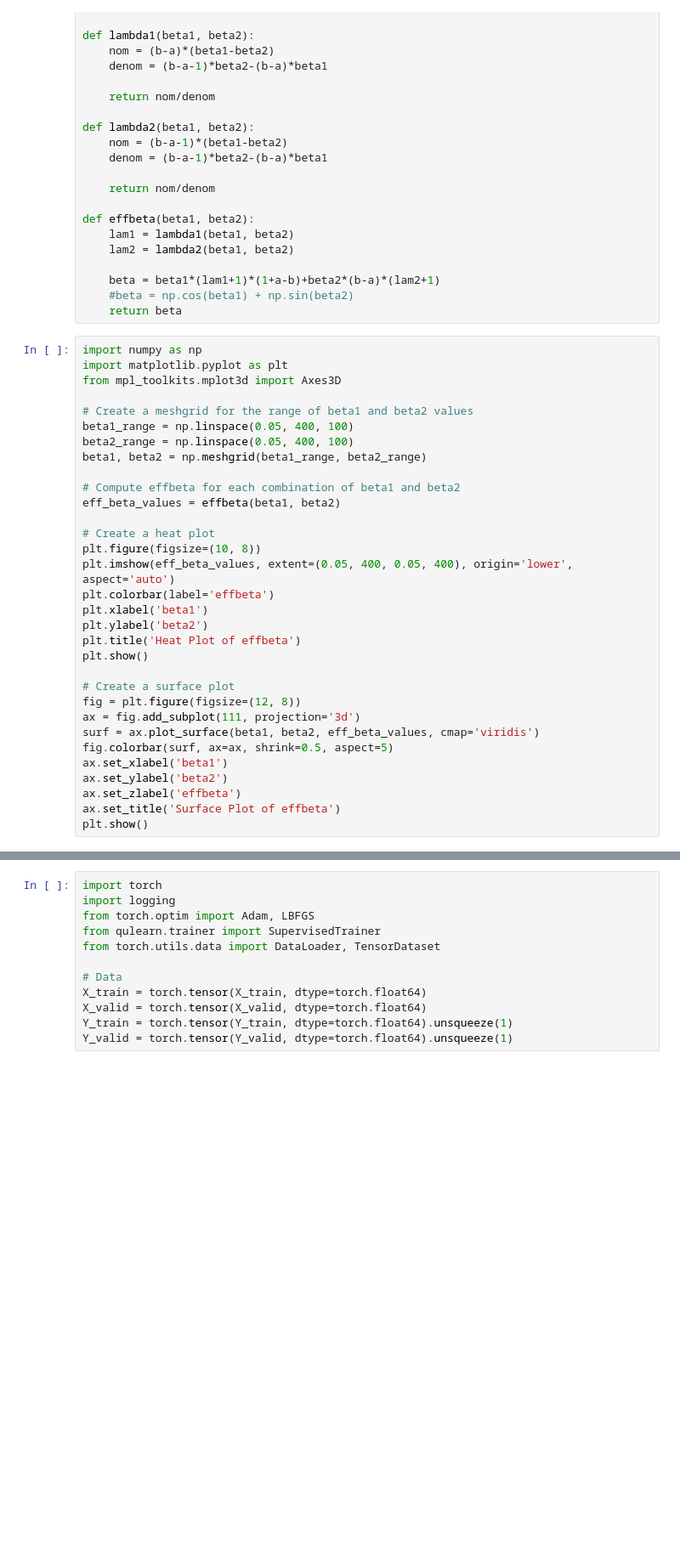
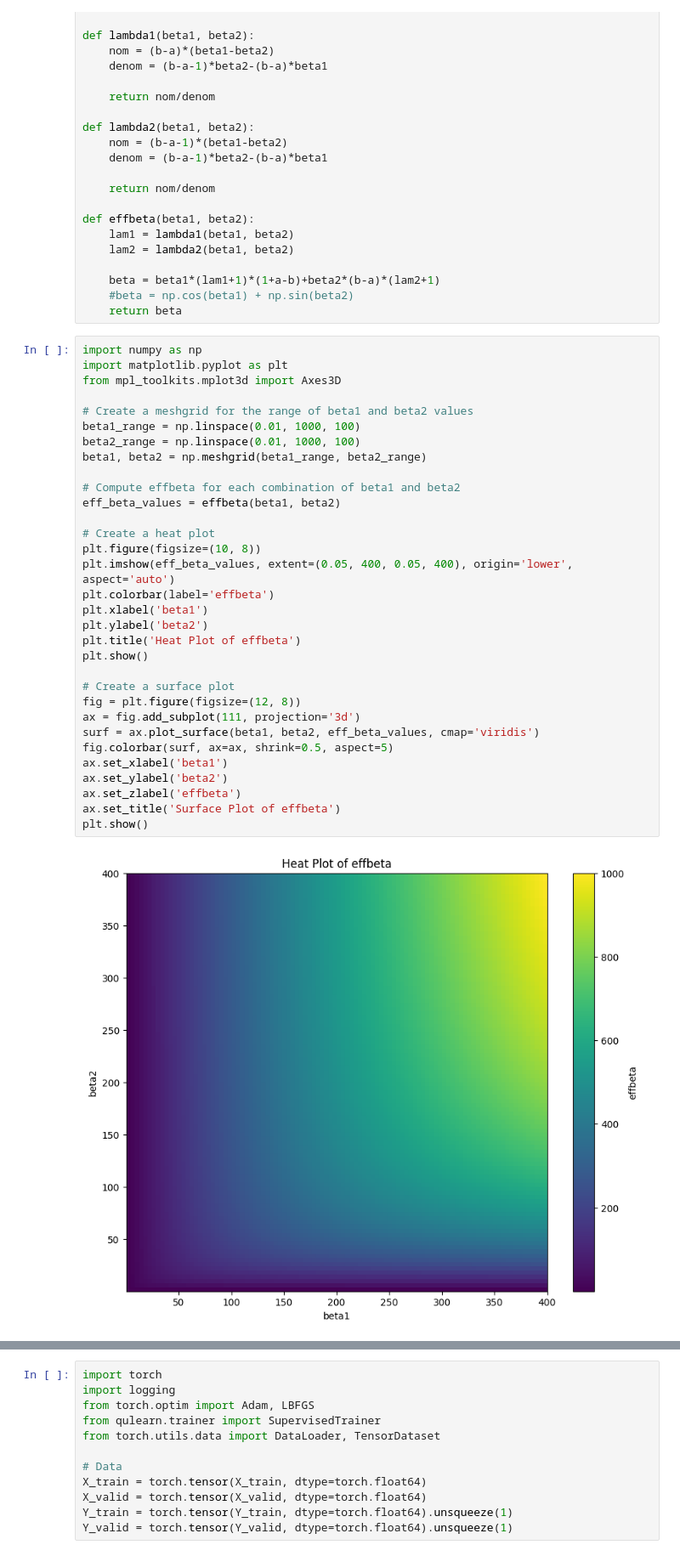
Before and after one commit to MazenAli/QuLearn, a Jupyter notebook: scratch/scratch2.ipynb, the cells around one changed output, grey strips where cells are left out. Shown at 85% size. Saved outputs shown, nothing was run; the diff lists cells and outputs as text; blank space fills up the shorter version.

```diff
--- a/scratch/scratch2.ipynb
+++ b/scratch/scratch2.ipynb
@@ -25,32 +25,34 @@ def effbeta(beta1, beta2):
 # %%
 import numpy as np
 import matplotlib.pyplot as plt
 from mpl_toolkits.mplot3d import Axes3D
 
 # Create a meshgrid for the range of beta1 and beta2 values
-beta1_range = np.linspace(0.05, 400, 100)
-beta2_range = np.linspace(0.05, 400, 100)
+beta1_range = np.linspace(0.01, 1000, 100)
+beta2_range = np.linspace(0.01, 1000, 100)
 beta1, beta2 = np.meshgrid(beta1_range, beta2_range)
 
 # Compute effbeta for each combination of beta1 and beta2
 eff_beta_values = effbeta(beta1, beta2)
 
 # Create a heat plot
 plt.figure(figsize=(10, 8))
 plt.imshow(eff_beta_values, extent=(0.05, 400, 0.05, 400), origin='lower', aspect='auto')
 plt.colorbar(label='effbeta')
 plt.xlabel('beta1')
 plt.ylabel('beta2')
 plt.title('Heat Plot of effbeta')
 plt.show()
 
 # Create a surface plot
 fig = plt.figure(figsize=(12, 8))
 ax = fig.add_subplot(111, projection='3d')
 surf = ax.plot_surface(beta1, beta2, eff_beta_values, cmap='viridis')
 fig.colorbar(surf, ax=ax, shrink=0.5, aspect=5)
 ax.set_xlabel('beta1')
 ax.set_ylabel('beta2')
 ax.set_zlabel('effbeta')
 ax.set_title('Surface Plot of effbeta')
 plt.show()
+# %% [output]
+[figure, added]
```
Also changed, not shown: parts of 14 cells of this notebook, 1 other file.
